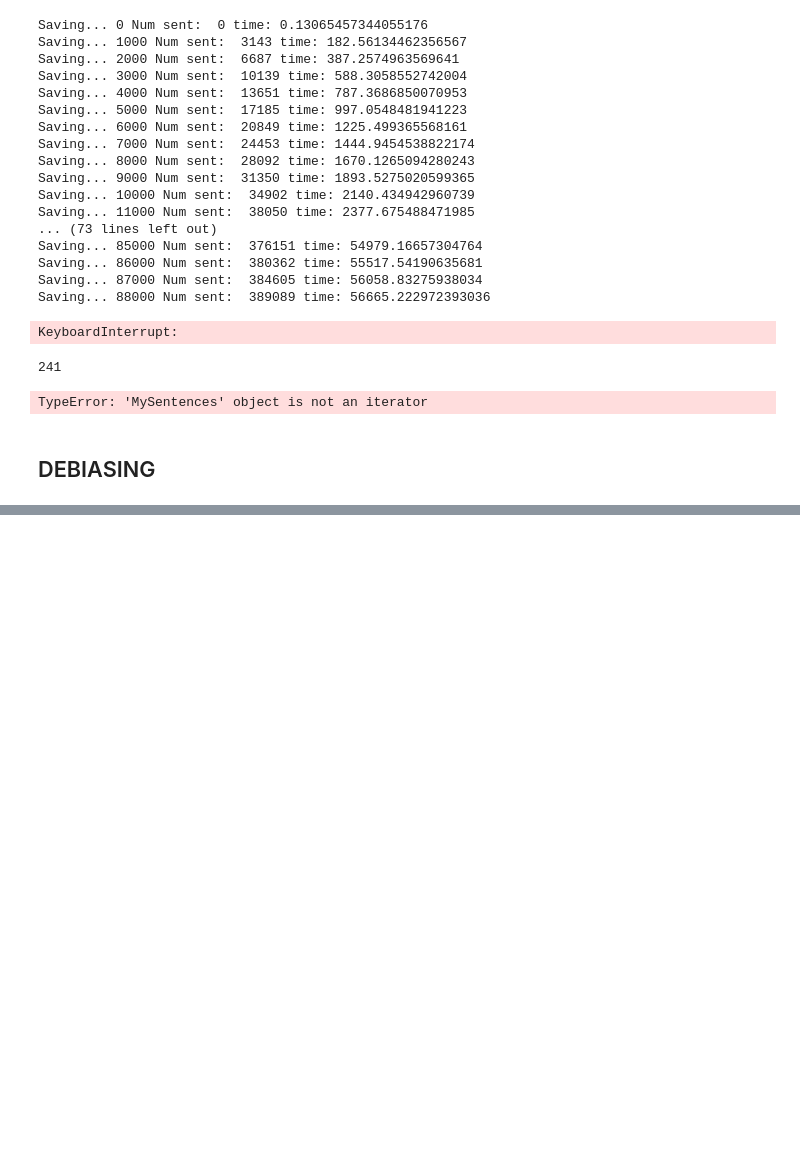
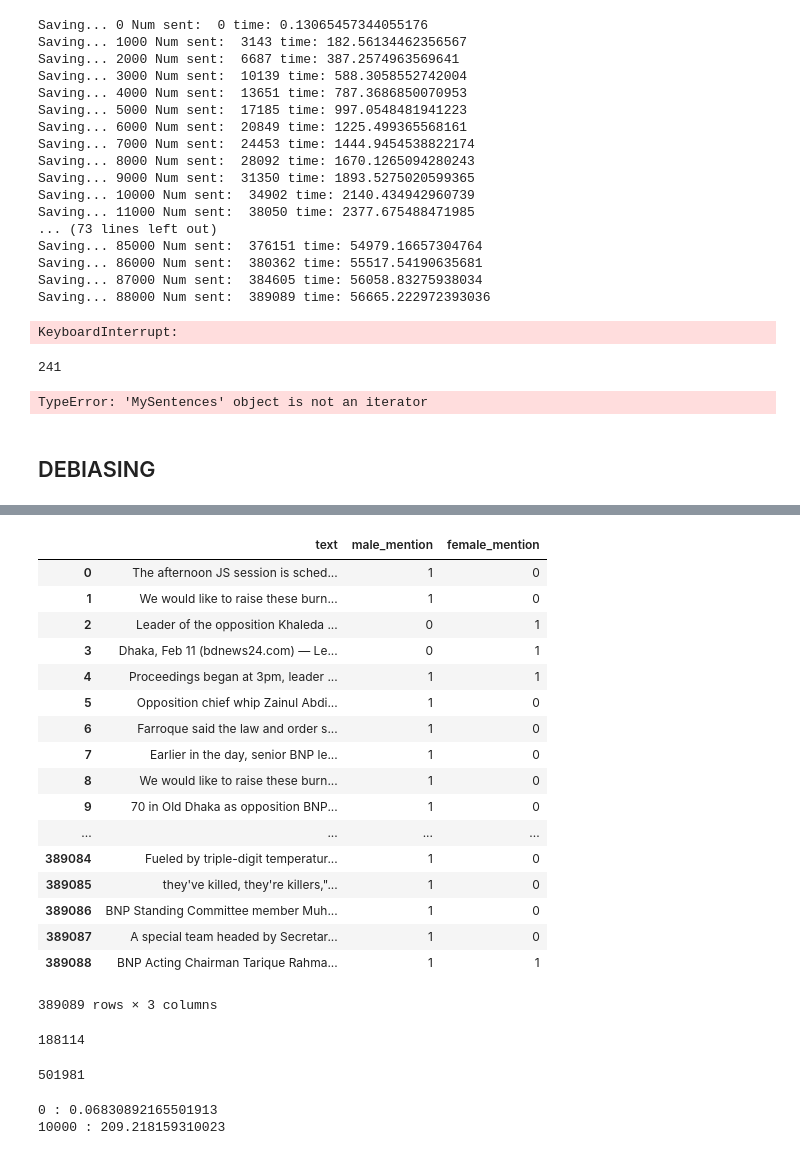
Before and after one commit to Masum06/GenderDebiasing, a Jupyter notebook: Data_Processing.ipynb, the cells around one changed output, grey strips where cells are left out. Drawn from its saved outputs; the diff is of its cells as text; code cells hidden in the pictures; blank space fills up the shorter version.

Commit message:
adding mass encryption

```diff
--- a/Data_Processing.ipynb
+++ b/Data_Processing.ipynb
@@ -275,0 +302,32 @@ TypeError: 'MySentences' object is not an iterator
+# %%
+df = pd.read_csv("gender_sentences.csv")
+# %%
+df
+# %% [output]
+|  | text | male_mention | female_mention |
+| 0 | The afternoon JS session is sched... | 1 | 0 |
+| 1 | We would like to raise these burn... | 1 | 0 |
+| 2 | Leader of the opposition Khaleda ... | 0 | 1 |
+| 3 | Dhaka, Feb 11 (bdnews24.com) — Le... | 0 | 1 |
+| 4 | Proceedings began at 3pm, leader ... | 1 | 1 |
+| 5 | Opposition chief whip Zainul Abdi... | 1 | 0 |
+| 6 | Farroque said the law and order s... | 1 | 0 |
+| 7 | Earlier in the day, senior BNP le... | 1 | 0 |
+| 8 | We would like to raise these burn... | 1 | 0 |
+| 9 | 70 in Old Dhaka as opposition BNP... | 1 | 0 |
+| ... | ... | ... | ... |
+| 389084 | Fueled by triple-digit temperatur... | 1 | 0 |
+| 389085 | they've killed, they're killers,"... | 1 | 0 |
+| 389086 | BNP Standing Committee member Muh... | 1 | 0 |
+| 389087 | A special team headed by Secretar... | 1 | 0 |
+| 389088 | BNP Acting Chairman Tarique Rahma... | 1 | 1 |
+389089 rows × 3 columns
+# %%
+import numpy as np
+np.sum(df['female_mention'])
+# %% [output]
+188114
+# %%
+np.sum(df['male_mention'])
+# %% [output]
+501981
@@ -275,0 +338,23 @@ TypeError: 'MySentences' object is not an iterator
+# %%
+encrypted_list = []
+i = 0
+start = time.time()
+for sent in text:
+    try:
+        encrypted = gender_encrypt(sent)
+        decrypted = gender_decrypt(encrypted[2], encrypted[1])
+        row = encrypted+(decrypted==encrypted[0],)
+    except:
+        row = (None, None, None, False)
+    encrypted_list.append(row)
+    if i % 10000 == 0:
+        encrypted_df = pd.DataFrame(encrypted_list, columns = ['tokenized', 'key', 'encrypted', 'decrypted_correctly'])
+        encrypted_list.clear()
+        csv_name = "encrypted/encrypted_csv"+str(i)+".csv"
+        encrypted_df.to_csv(csv_name, index=False)
+        end = time.time()
+        print(i, ":", (end-start)/60)
+    i+= 1
+# %% [output]
+0 : 0.06830892165501913
+10000 : 209.218159310023
```
Also changed, not shown: parts of 4 cells of this notebook, 3 other files.
